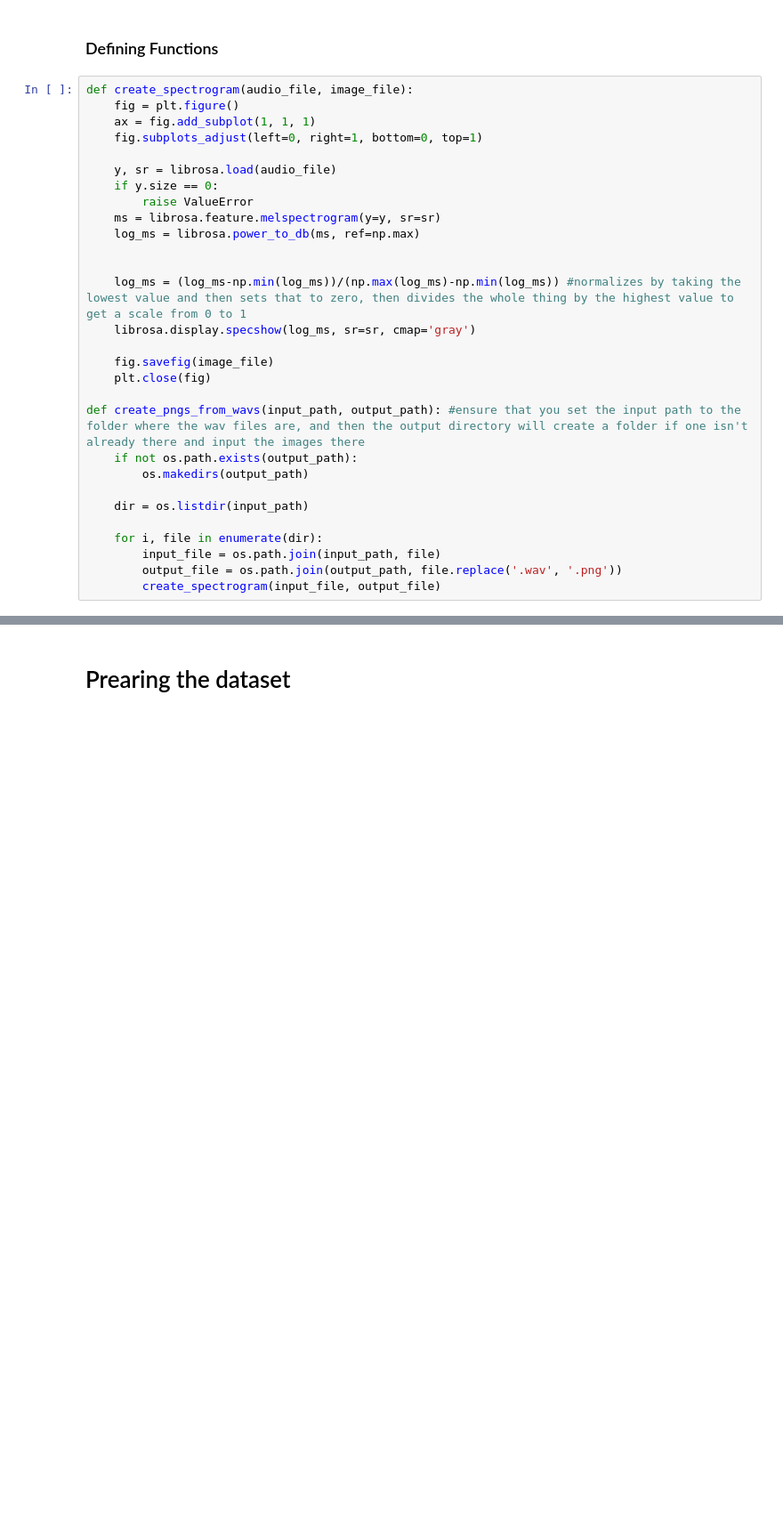
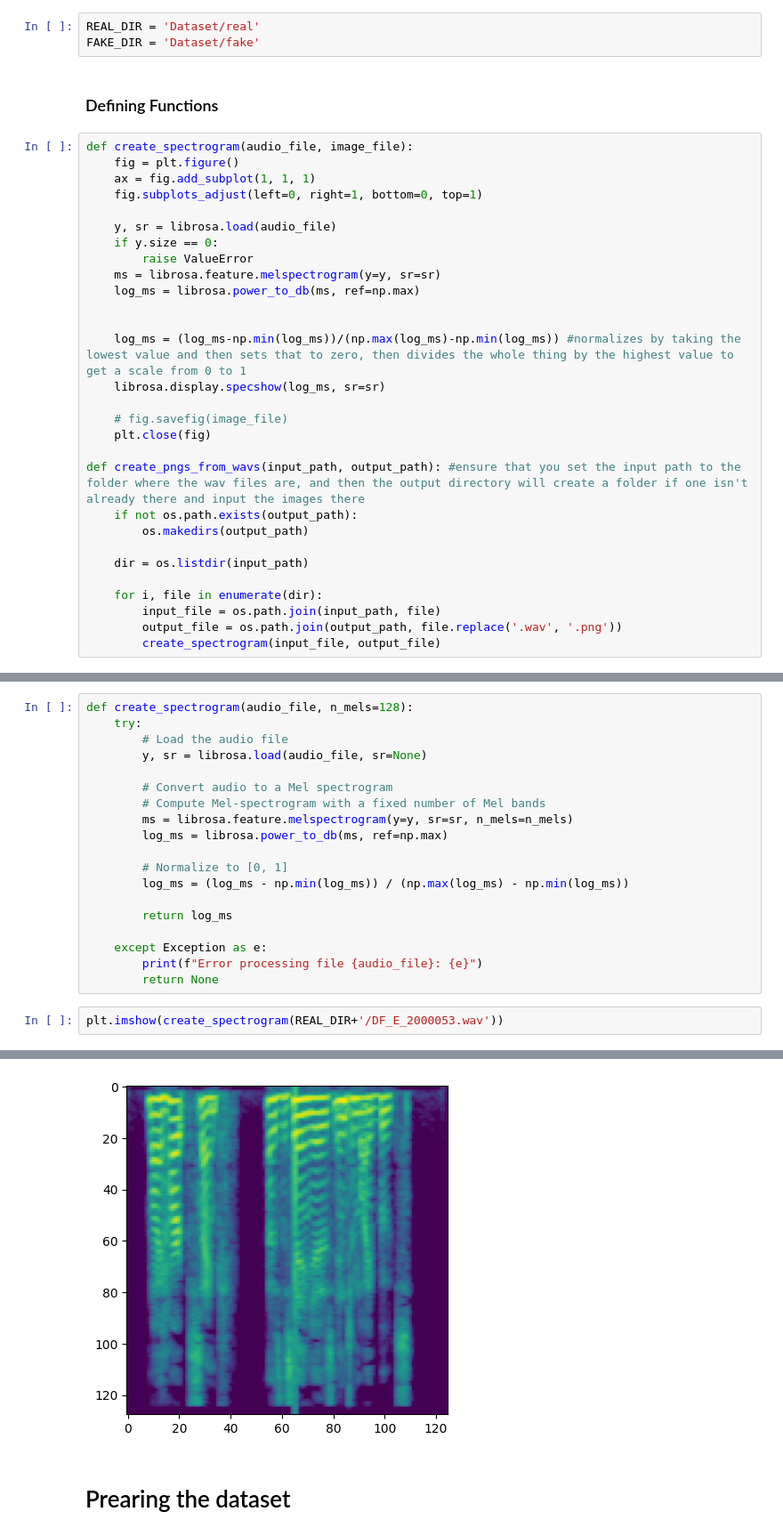
Before and after one commit to FarrellJoswara/MVI-Deepfake, a Jupyter notebook: real.ipynb, the cells around one changed output, grey strips where cells are left out. Shown: that part at 89% size. Cells and saved outputs as stored; diff of their text form; blank space fills up the shorter version.

Commit message:
uses on the fly spectrograms and creates both an under and oversampled model

```diff
--- a/real.ipynb
+++ b/real.ipynb
@@ -26,3 +31,6 @@ FAKE_DIR = os.path.join(DATA_DIR, 'fake')
+# %%
+REAL_DIR = 'Dataset/real'
+FAKE_DIR = 'Dataset/fake'
 # %% [markdown]
 ### Defining Functions
 # %%
@@ -39,9 +47,9 @@ def create_spectrogram(audio_file, image_file):
 
 
     log_ms = (log_ms-np.min(log_ms))/(np.max(log_ms)-np.min(log_ms)) #normalizes by taking the lowest value and then sets that to zero, then divides the whole thing by the highest value to get a scale from 0 to 1
-    librosa.display.specshow(log_ms, sr=sr, cmap='gray')
+    librosa.display.specshow(log_ms, sr=sr)
 
-    fig.savefig(image_file)
+    # fig.savefig(image_file)
     plt.close(fig)
 
 def create_pngs_from_wavs(input_path, output_path): #ensure that you set the input path to the folder where the wav files are, and then the output directory will create a folder if one isn't already there and input the images there
@@ -63,0 +65,22 @@ EOFError:
+# %%
+def create_spectrogram(audio_file, n_mels=128):
+    try:
+        # Load the audio file
+        y, sr = librosa.load(audio_file, sr=None)
+
+        # Convert audio to a Mel spectrogram
+        # Compute Mel-spectrogram with a fixed number of Mel bands
+        ms = librosa.feature.melspectrogram(y=y, sr=sr, n_mels=n_mels)
+        log_ms = librosa.power_to_db(ms, ref=np.max)
+
+        # Normalize to [0, 1]
+        log_ms = (log_ms - np.min(log_ms)) / (np.max(log_ms) - np.min(log_ms))
+
+        return log_ms
+
+    except Exception as e:
+        print(f"Error processing file {audio_file}: {e}")
+        return None
+# %%
+plt.imshow(create_spectrogram(REAL_DIR+'/DF_E_2000053.wav'))
+# %% [output]
@@ -64,2 +88,3 @@ EOFError:
+[figure, added]
 # %% [markdown]
 # Prearing the dataset
```
Also changed, not shown: parts of 66 cells of this notebook.
